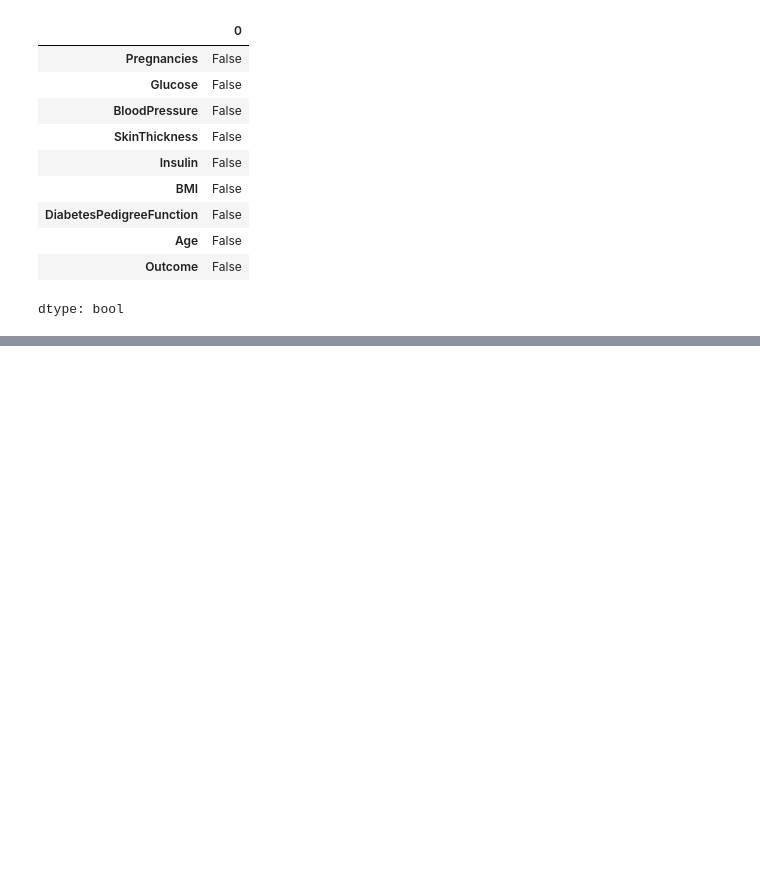
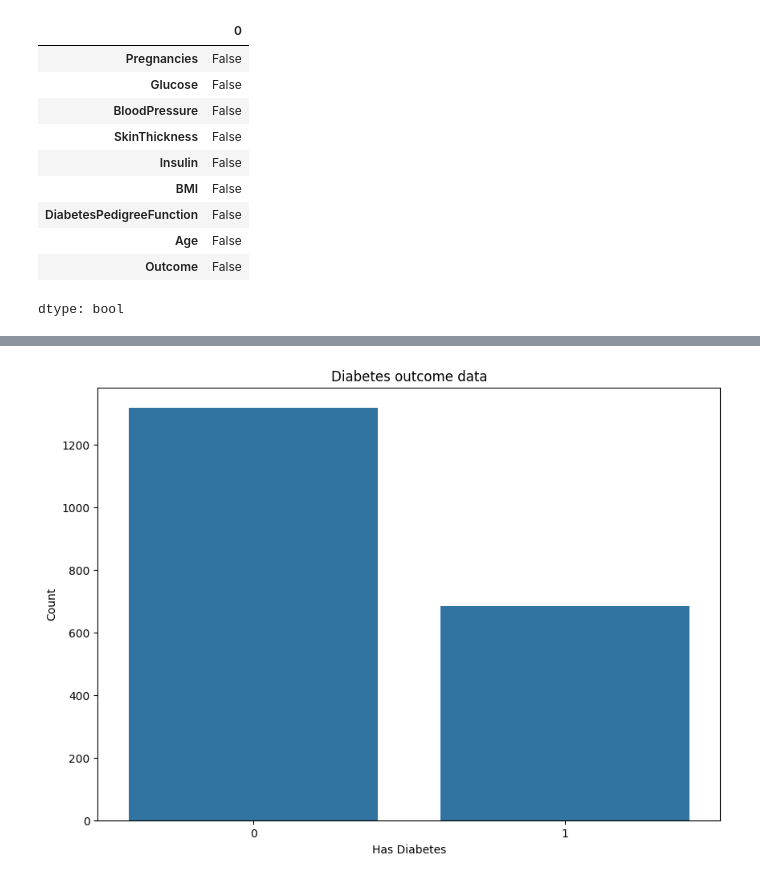
Before and after one commit to nithinbadicodes/AI-ML-Projects, a Jupyter notebook: Diabetes_prediction.ipynb, the cells around one changed output, grey strips where cells are left out. Cells and saved outputs as stored; diff of their text form; code cells hidden in the pictures; blank space fills up the shorter version.

Commit message:
Data cleaning is done

```diff
--- a/Diabetes_prediction.ipynb
+++ b/Diabetes_prediction.ipynb
@@ -54,3 +57,6 @@ df.isnull().any()
 | Age | False |
 | Outcome | False |
 dtype: bool
+# %%
+df = df.rename(columns={'DiabetesPedigreeFunction':'DPF'})
+df.head()
@@ -56,0 +70,9 @@ dtype: bool
+# %%
+plt.figure(figsize=(10,7))
+sns.countplot(data=df,x='Outcome')
+plt.xlabel('Has Diabetes')
+plt.ylabel('Count')
+plt.title('Diabetes outcome data')
+plt.show()
+# %% [output]
+[figure, added]
```
Also changed, not shown: parts of 10 cells of this notebook.
